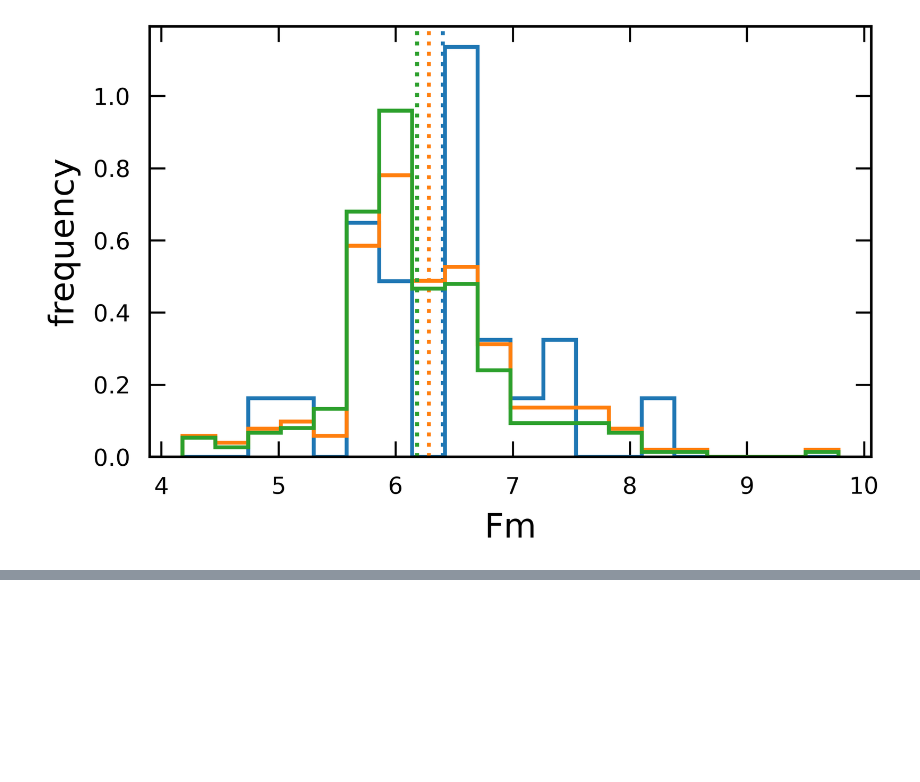
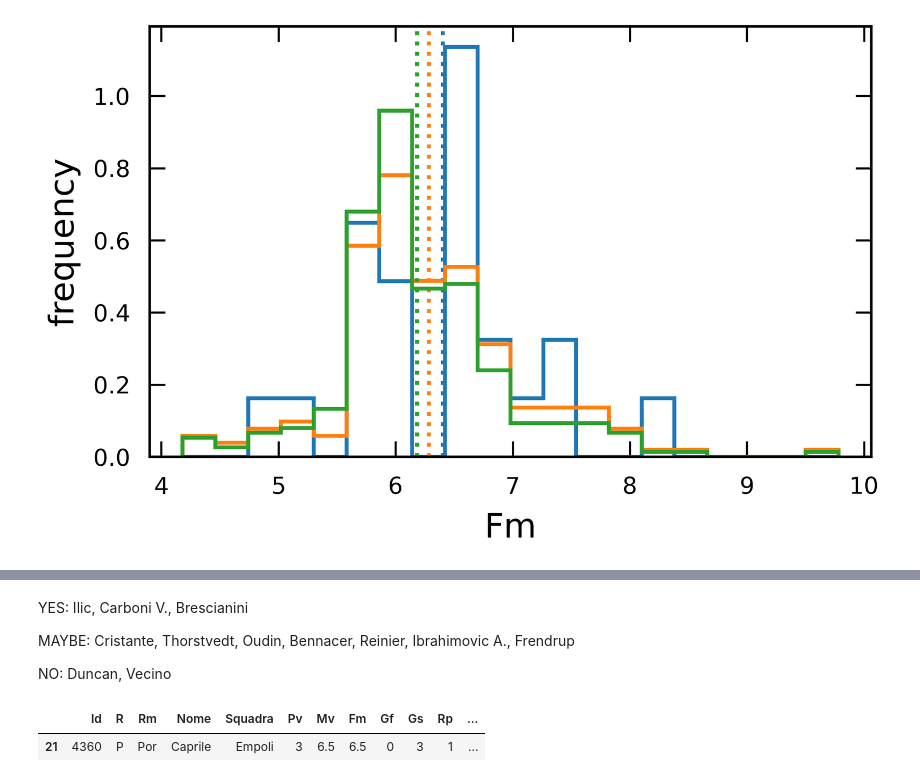
Before and after one commit to AndreaIncatasciato/fantacalcio, a Jupyter notebook: fantacalcio_analysis.ipynb, the cells around one changed output, grey strips where cells are left out. Cells and saved outputs as stored; diff of their text form; code cells hidden in the pictures; blank space fills up the shorter version.

```diff
--- a/fantacalcio_analysis.ipynb
+++ b/fantacalcio_analysis.ipynb
@@ -455,0 +496,21 @@ Text(0, 0.5, 'frequency')
+# %% [markdown]
+YES: Ilic, Carboni V., Brescianini
+
+MAYBE: Cristante, Thorstvedt, Oudin, Bennacer, Reinier, Ibrahimovic A., Frendrup
+
+NO: Duncan, Vecino
+# %%
+# portieri
+# in realtà nulla da cambiare urgentemente nei nostri tre
+
+filter_list = [
+    Filter("Fm", "geq", 5),
+    Filter("Pv", "geq", 3),
+    Filter("R", "eq", 'P')
+]
+filtered_df = apply_multiple_filters(data_players_avail['stats_2324'], filter_list)
+
+filtered_df.sort_values('Fm', ascending=False)
+# %% [output]
+|  | Id | R | Rm | Nome | Squadra | Pv | Mv | Fm | Gf | Gs | Rp | ... |
+| 21 | 4360 | P | Por | Caprile | Empoli | 3 | 6.5 | 6.5 | 0 | 3 | 1 | ... |
```
Also changed, not shown: parts of 8 cells of this notebook.
